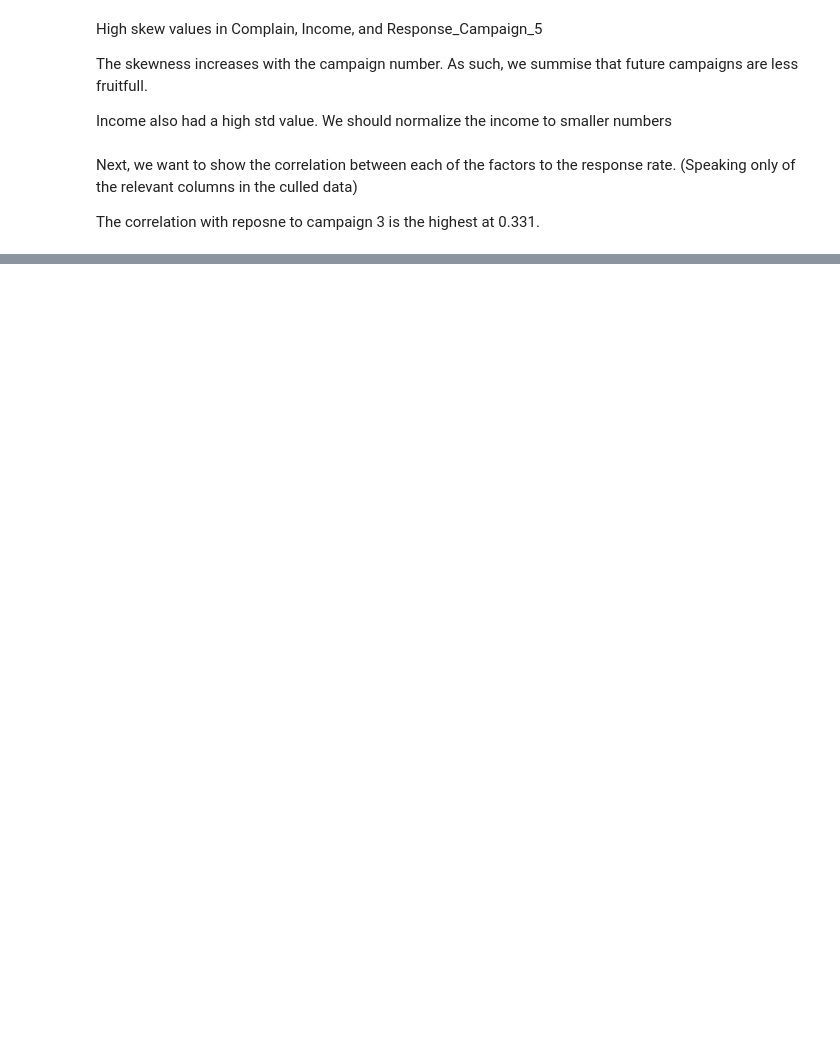
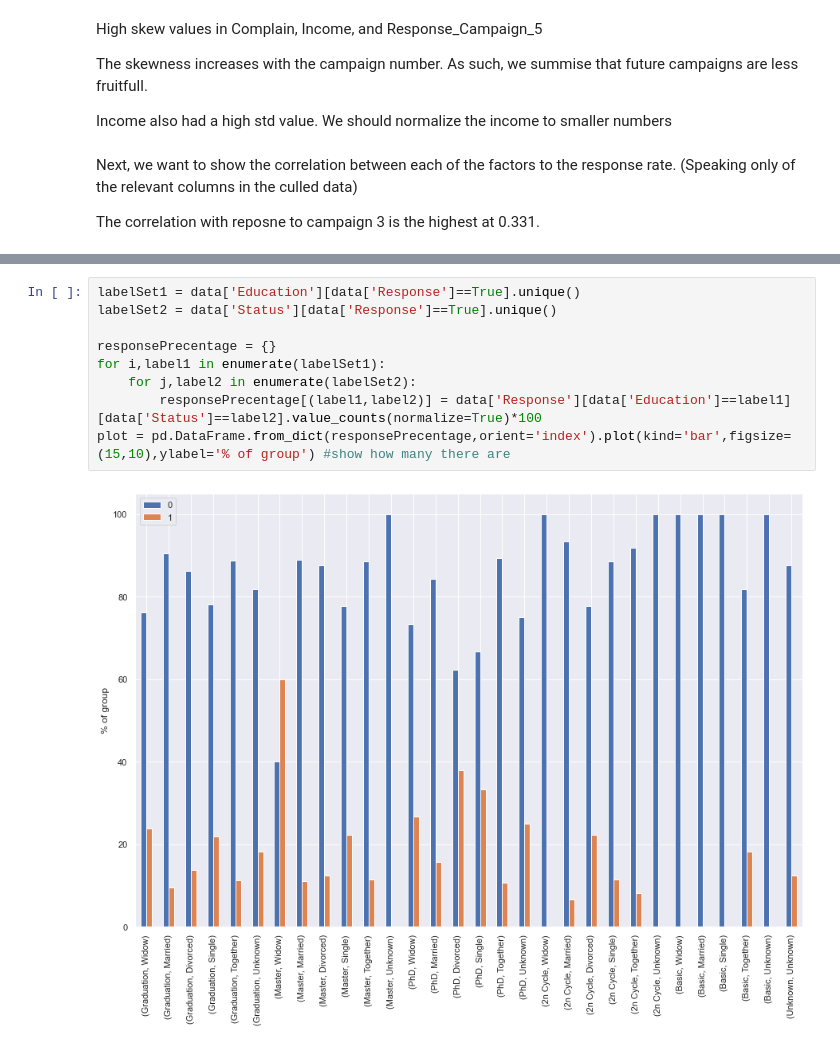
Before and after one commit to parzival0152/datamine, a Jupyter notebook: main.ipynb, the cells around one changed output, grey strips where cells are left out. Cells and saved outputs as stored; diff of their text form; blank space fills up the shorter version.

```diff
--- a/main.ipynb
+++ b/main.ipynb
@@ -202,0 +134,11 @@ sns.dogplot()
+# %%
+labelSet1 = data['Education'][data['Response']==True].unique()
+labelSet2 = data['Status'][data['Response']==True].unique()
+
+responsePrecentage = {}
+for i,label1 in enumerate(labelSet1):
+    for j,label2 in enumerate(labelSet2):
+        responsePrecentage[(label1,label2)] = data['Response'][data['Education']==label1][data['Status']==label2].value_counts(normalize=True)*100
+plot = pd.DataFrame.from_dict(responsePrecentage,orient='index').plot(kind='bar',figsize=(15,10),ylabel='% of group') #show how many there are
+# %% [output]
+[figure, added]
```
Also changed, not shown: parts of 18 cells of this notebook.
